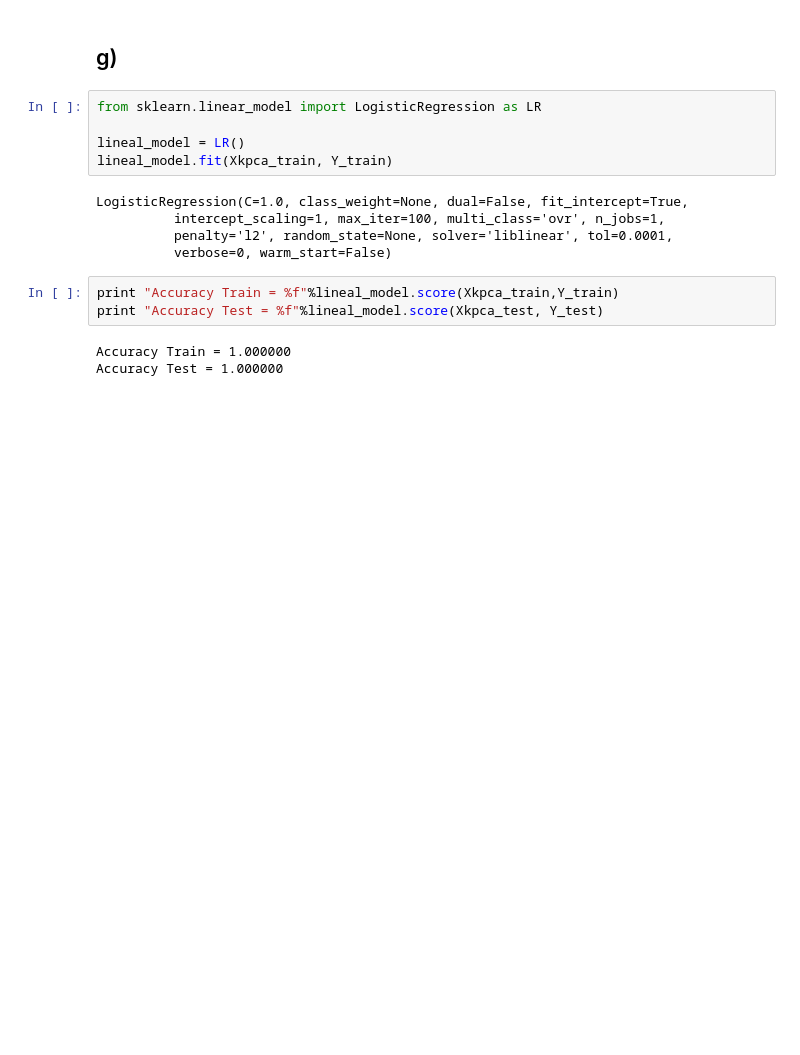
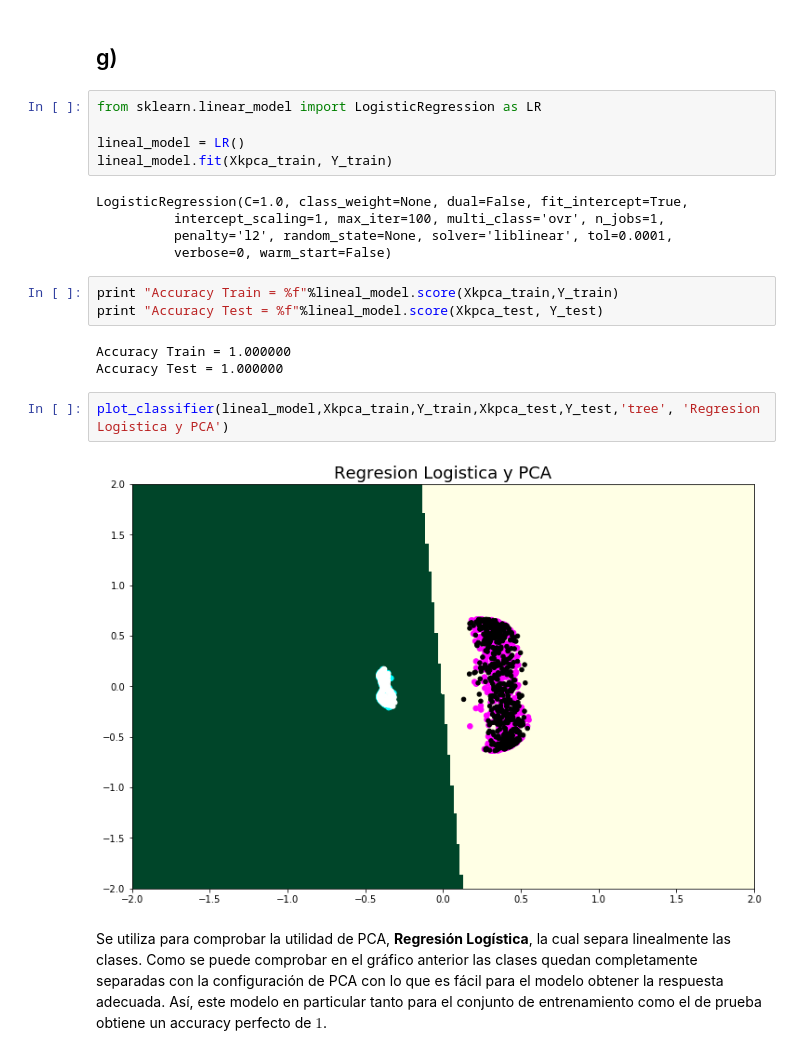
Before and after one commit to matiasarayac/tarea3-ML, a Jupyter notebook: Pregunta_1.ipynb, the cells around one changed output. Saved outputs shown, nothing was run; the diff lists cells and outputs as text; blank space fills up the shorter version.

```diff
--- a/Pregunta_1.ipynb
+++ b/Pregunta_1.ipynb
@@ -362,3 +364,9 @@ print "Accuracy Test = %f"%lineal_model.score(Xkpca_test, Y_test)
 # %% [output]
 Accuracy Train = 1.000000
 Accuracy Test = 1.000000
+# %%
+plot_classifier(lineal_model,Xkpca_train,Y_train,Xkpca_test,Y_test,'tree', 'Regresion Logistica y PCA')
+# %% [output]
+[figure, added]
+# %% [markdown]
+Se utiliza para comprobar la utilidad de PCA, **Regresión Logística**, la cual separa linealmente las clases. Como se puede comprobar en el gráfico anterior las clases quedan completamente separadas con la configuración de PCA con lo que es fácil para el modelo obtener la respuesta adecuada. Así, este modelo en particular tanto para el conjunto de entrenamiento como el de prueba obtiene un accuracy perfecto de $1$.
```
Also changed, not shown: parts of 1 cell of this notebook.
